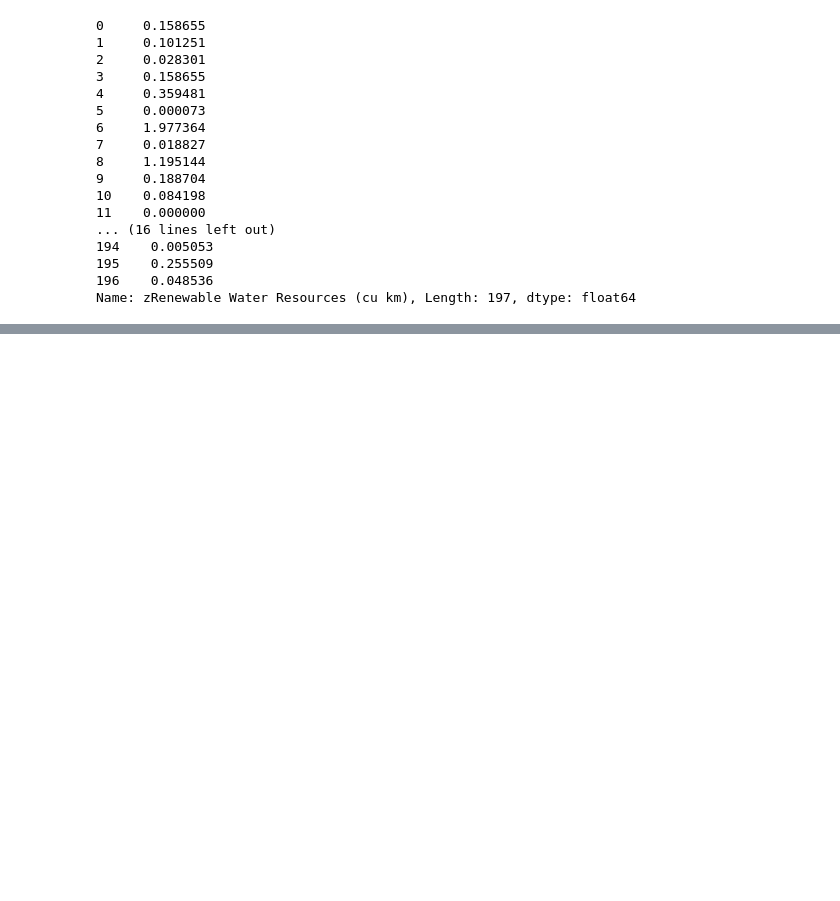
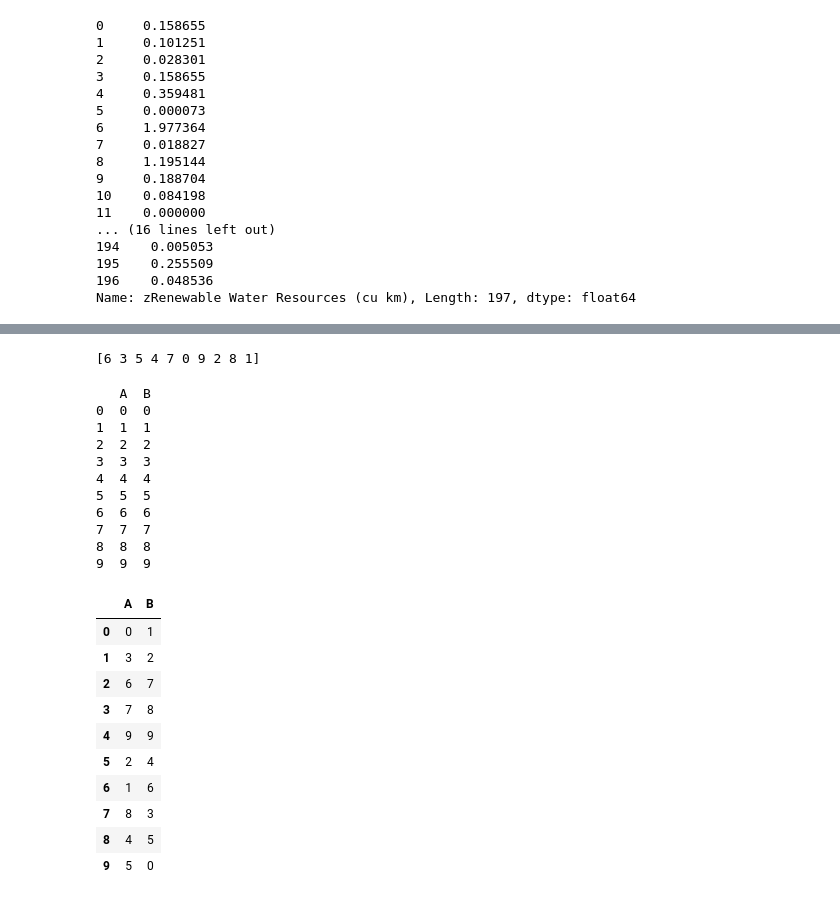
Before and after one commit to Sree-vathsan/ipython, a Jupyter notebook: practice.ipynb, the cells around one changed output, grey strips where cells are left out. Saved outputs shown, nothing was run; the diff lists cells and outputs as text; code cells hidden in the pictures; blank space fills up the shorter version.

```diff
--- a/practice.ipynb
+++ b/practice.ipynb
@@ -248,0 +314,42 @@ Name: zRenewable Water Resources (cu km), Length: 197, dtype: float64
+# %%
+import random
+import numpy as np
+
+a = np.arange(10)
+np.random.shuffle(a)
+print a
+# %% [output]
+[6 3 5 4 7 0 9 2 8 1]
+# %%
+def shuffle(df, n=1, axis=0):
+    df_sh = df.copy()
+    for _ in range(n):
+        df_sh.apply(np.random.shuffle, axis=axis)
+    return df_sh
+
+df = pd.DataFrame({'A':range(10), 'B':range(10)})
+print df
+shuffle(df, 5)
+# %% [output]
+   A  B
+0  0  0
+1  1  1
+2  2  2
+3  3  3
+4  4  4
+5  5  5
+6  6  6
+7  7  7
+8  8  8
+9  9  9
+|  | A | B |
+| 0 | 0 | 1 |
+| 1 | 3 | 2 |
+| 2 | 6 | 7 |
+| 3 | 7 | 8 |
+| 4 | 9 | 9 |
+| 5 | 2 | 4 |
+| 6 | 1 | 6 |
+| 7 | 8 | 3 |
+| 8 | 4 | 5 |
+| 9 | 5 | 0 |
```
Also changed, not shown: parts of 3 cells of this notebook, 2 other files.
